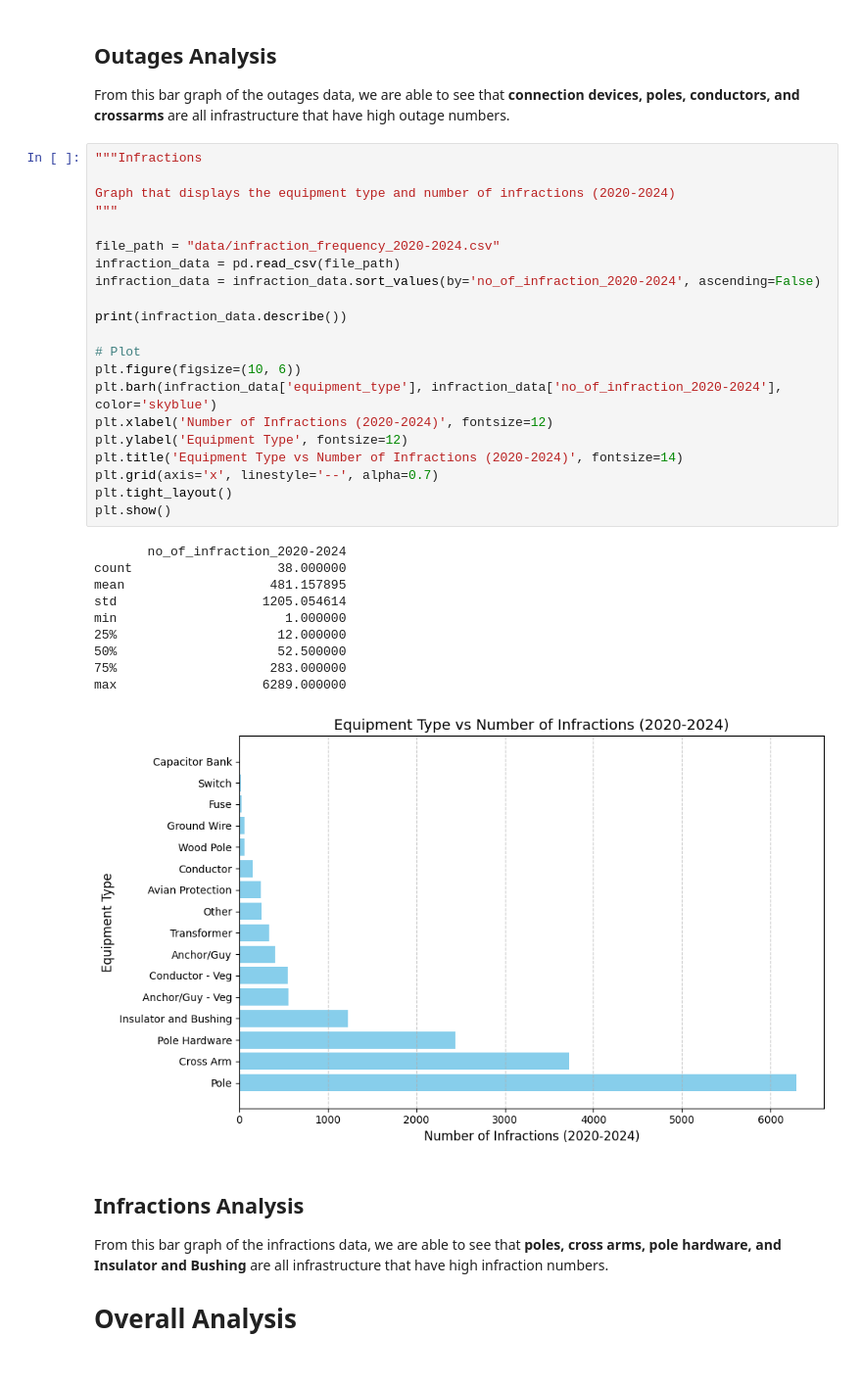
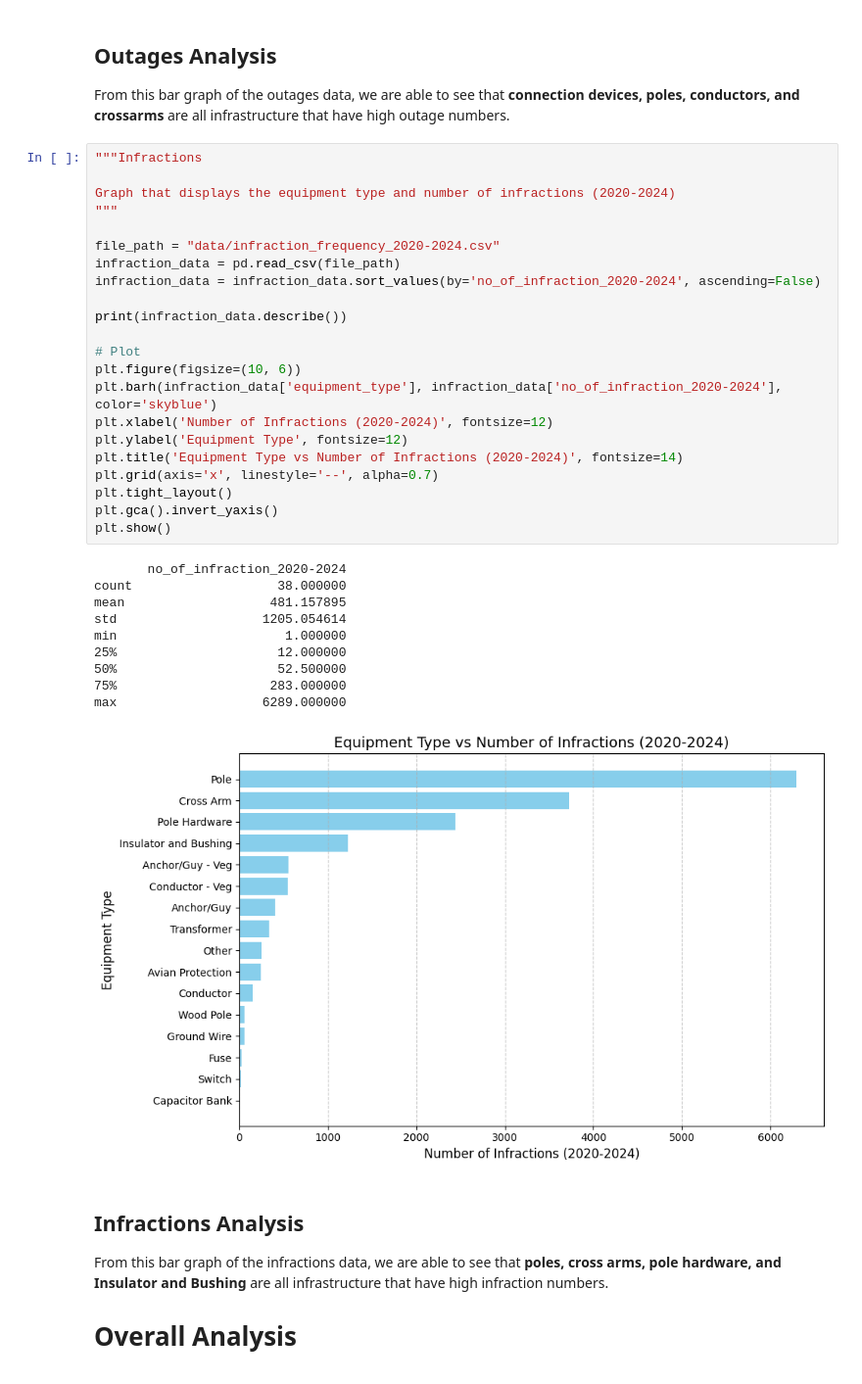
Before and after one commit to wkam3/Identifying-Obstruction-in-Power-Lines, a Jupyter notebook: eda.ipynb, the cells around one changed output. Shown: that part at 98% size. Saved outputs shown, nothing was run; the diff lists cells and outputs as text.

```diff
--- a/eda.ipynb
+++ b/eda.ipynb
@@ -42,34 +45,35 @@ From this bar graph of the outages data, we are able to see that **connection de
 """Infractions
 
 Graph that displays the equipment type and number of infractions (2020-2024)
 """
 
 file_path = "data/infraction_frequency_2020-2024.csv"
 infraction_data = pd.read_csv(file_path)
 infraction_data = infraction_data.sort_values(by='no_of_infraction_2020-2024', ascending=False)
 
 print(infraction_data.describe())
 
 # Plot
 plt.figure(figsize=(10, 6))
 plt.barh(infraction_data['equipment_type'], infraction_data['no_of_infraction_2020-2024'], color='skyblue')
 plt.xlabel('Number of Infractions (2020-2024)', fontsize=12)
 plt.ylabel('Equipment Type', fontsize=12)
 plt.title('Equipment Type vs Number of Infractions (2020-2024)', fontsize=14)
 plt.grid(axis='x', linestyle='--', alpha=0.7)
 plt.tight_layout()
+plt.gca().invert_yaxis()
 plt.show()
 # %% [output]
        no_of_infraction_2020-2024
 count                   38.000000
 mean                   481.157895
 std                   1205.054614
 min                      1.000000
 25%                     12.000000
 50%                     52.500000
 75%                    283.000000
 max                   6289.000000
-[figure, old version]
+[figure, new version]
 # %% [markdown]
 ## **Infractions Analysis**
 
```
Also changed, not shown: parts of 4 cells of this notebook.
